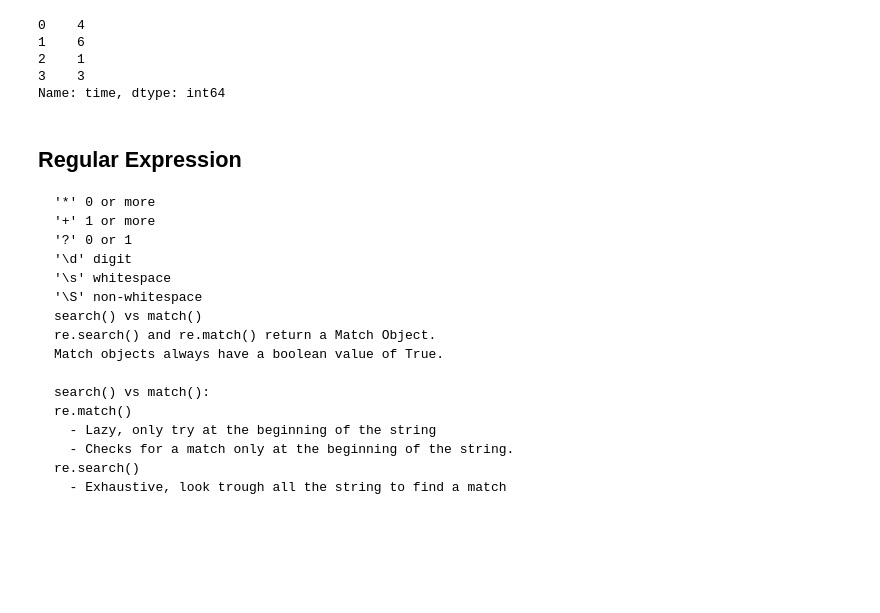
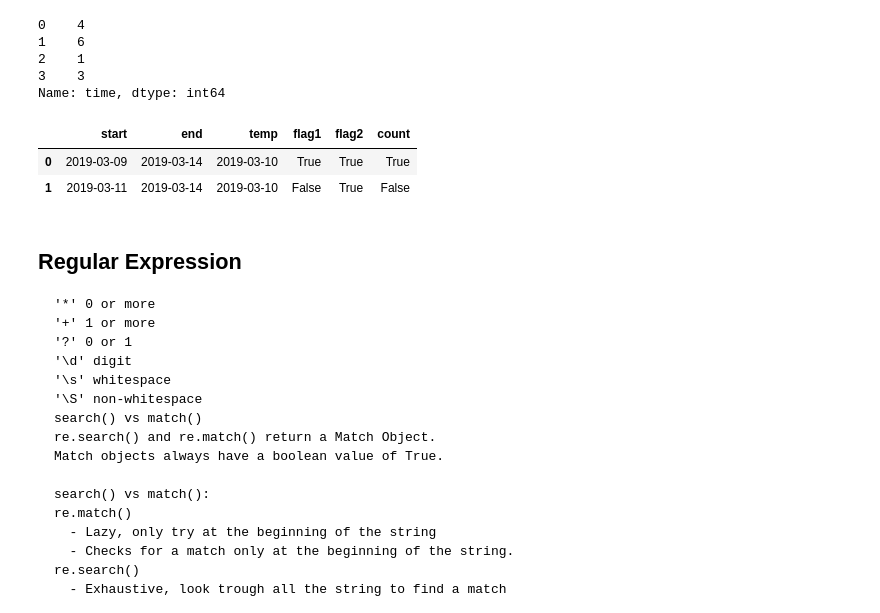
Before and after one commit to JustinNew/python, a Jupyter notebook: 000PythonSnippet.ipynb, the cells around one changed output. Saved outputs shown, nothing was run; the diff lists cells and outputs as text; code cells hidden in the pictures; blank space fills up the shorter version.

Commit message:
count date range

```diff
--- a/000PythonSnippet.ipynb
+++ b/000PythonSnippet.ipynb
@@ -1851,6 +1851,26 @@ df.time.dt.weekday
 2    1
 3    3
 Name: time, dtype: int64
+# %%
+# Count date range
+import pandas as pd
+from datetime import datetime
+
+df = pd.DataFrame({'start':['2019-03-09', '2019-03-11'],
+                  'end':['2019-03-14', '2019-03-14']})
+df['start'] = pd.to_datetime(df['start'], format='%Y-%m-%d')
+df['start'] = df['start'].map(lambda x: x.date())
+df['end'] = pd.to_datetime(df['end'], format='%Y-%m-%d')
+df['end'] = df['end'].map(lambda x: x.date())
+df['temp'] = datetime(2019, 3, 10).date()
+df['flag1'] = df['start'] <= df['temp']
+df['flag2'] = df['end'] >= df['temp']
+df['count'] = df['flag1'] & df['flag2']
+df
+# %% [output]
+|  | start | end | temp | flag1 | flag2 | count |
+| 0 | 2019-03-09 | 2019-03-14 | 2019-03-10 | True | True | True |
+| 1 | 2019-03-11 | 2019-03-14 | 2019-03-10 | False | True | False |
 # %% [markdown]
 ## Regular Expression
     '*' 0 or more
```
